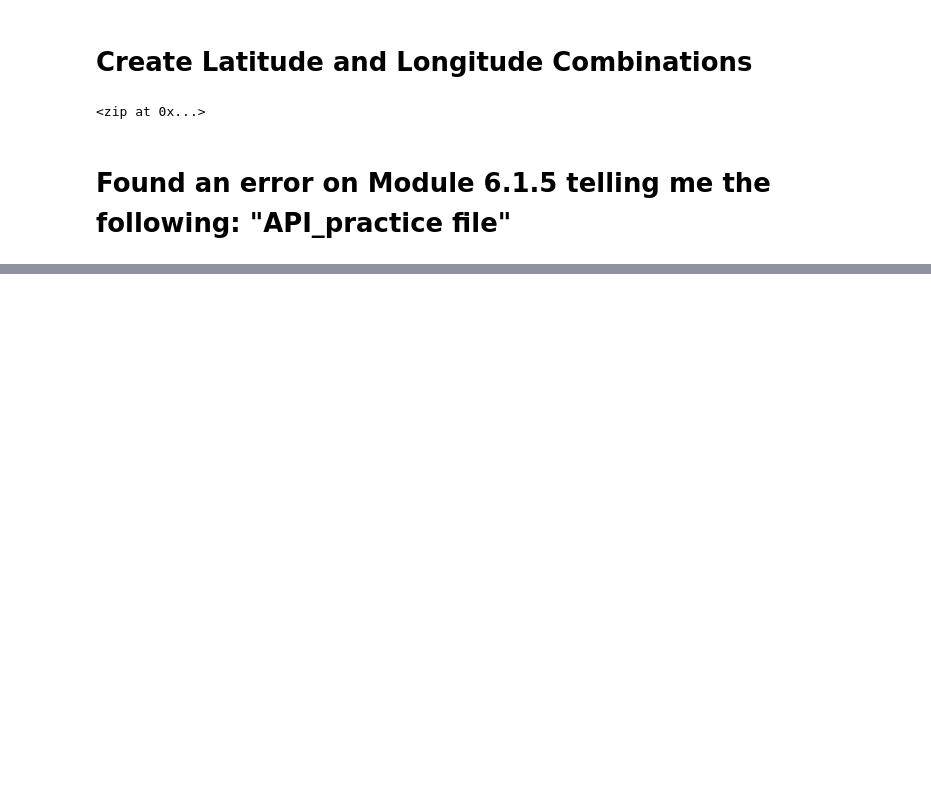
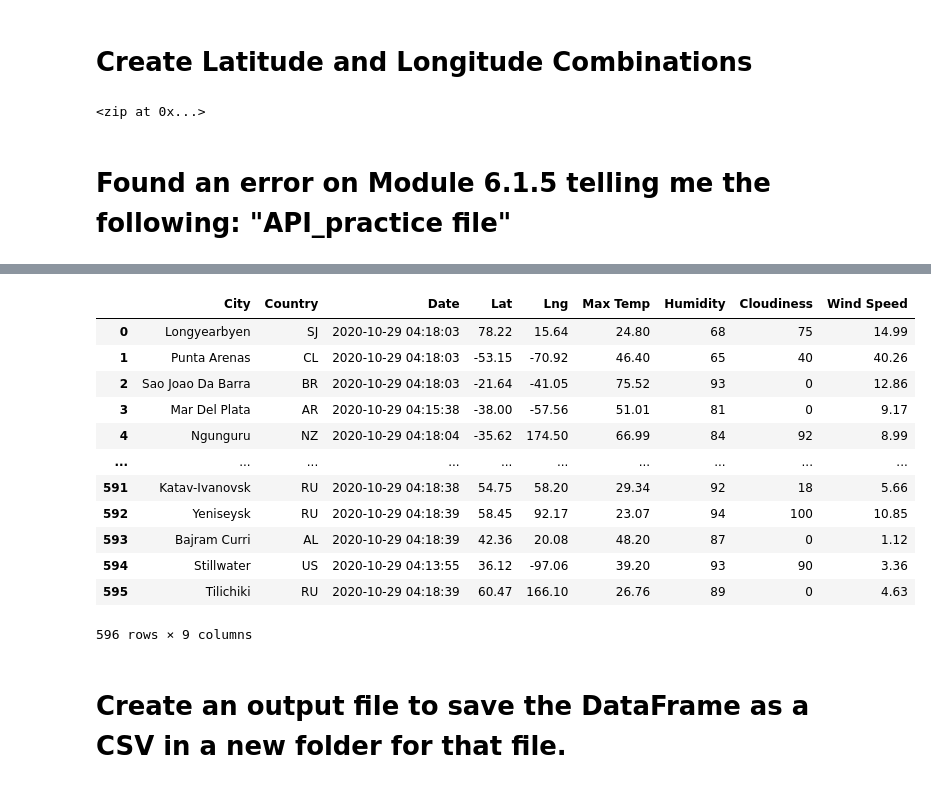
Before and after one commit to emmanuelmartinezs/World_Weather_Analysis, a Jupyter notebook: WeatherPy.ipynb, the cells around one changed output, grey strips where cells are left out. Drawn from its saved outputs; the diff is of its cells as text; code cells hidden in the pictures; blank space fills up the shorter version.

```diff
--- a/WeatherPy.ipynb
+++ b/WeatherPy.ipynb
@@ -57,0 +88,2 @@ mataura pf
+# %%
+url = "http://api.openweathermap.org/data/2.5/weather?units=Imperial&APPID=" + weather_api_key
@@ -57,0 +184,4 @@ mataura pf
+# %%
+# Convert the array of dictionaries to a Pandas DataFrame.
+city_data_df = pd.DataFrame(city_data)
+city_data_df.head(10)
@@ -57,0 +200,23 @@ mataura pf
+# %%
+# Reorder the column order
+new_column_order = ["City", "Country", "Date", "Lat","Lng", "Max Temp", "Humidity", "Cloudiness", "Wind Speed"]
+# %%
+city_data_df = city_data_df[new_column_order]
+# %%
+city_data_df
+# %% [output]
+|  | City | Country | Date | Lat | Lng | Max Temp | Humidity | Cloudiness | Wind Speed |
+| 0 | Longyearbyen | SJ | 2020-10-29 04:18:03 | 78.22 | 15.64 | 24.80 | 68 | 75 | 14.99 |
+| 1 | Punta Arenas | CL | 2020-10-29 04:18:03 | -53.15 | -70.92 | 46.40 | 65 | 40 | 40.26 |
+| 2 | Sao Joao Da Barra | BR | 2020-10-29 04:18:03 | -21.64 | -41.05 | 75.52 | 93 | 0 | 12.86 |
+| 3 | Mar Del Plata | AR | 2020-10-29 04:15:38 | -38.00 | -57.56 | 51.01 | 81 | 0 | 9.17 |
+| 4 | Ngunguru | NZ | 2020-10-29 04:18:04 | -35.62 | 174.50 | 66.99 | 84 | 92 | 8.99 |
+| ... | ... | ... | ... | ... | ... | ... | ... | ... | ... |
+| 591 | Katav-Ivanovsk | RU | 2020-10-29 04:18:38 | 54.75 | 58.20 | 29.34 | 92 | 18 | 5.66 |
+| 592 | Yeniseysk | RU | 2020-10-29 04:18:39 | 58.45 | 92.17 | 23.07 | 94 | 100 | 10.85 |
+| 593 | Bajram Curri | AL | 2020-10-29 04:18:39 | 42.36 | 20.08 | 48.20 | 87 | 0 | 1.12 |
+| 594 | Stillwater | US | 2020-10-29 04:13:55 | 36.12 | -97.06 | 39.20 | 93 | 90 | 3.36 |
+| 595 | Tilichiki | RU | 2020-10-29 04:18:39 | 60.47 | 166.10 | 26.76 | 89 | 0 | 4.63 |
+596 rows × 9 columns
+# %% [markdown]
+# Create an output file to save the DataFrame as a CSV in a new folder for that file.
```
Also changed, not shown: parts of 11 cells of this notebook, 4 other files.
